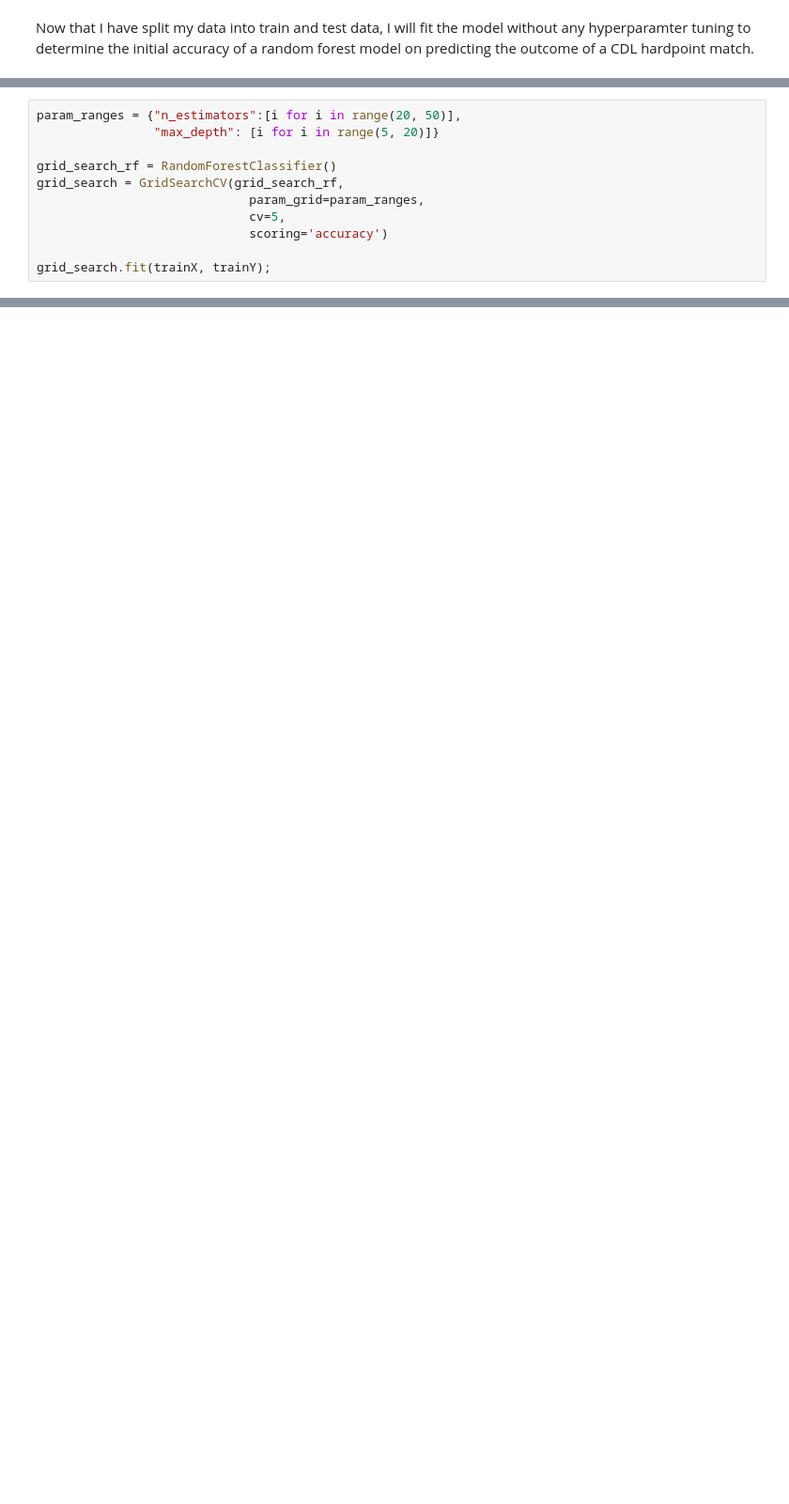
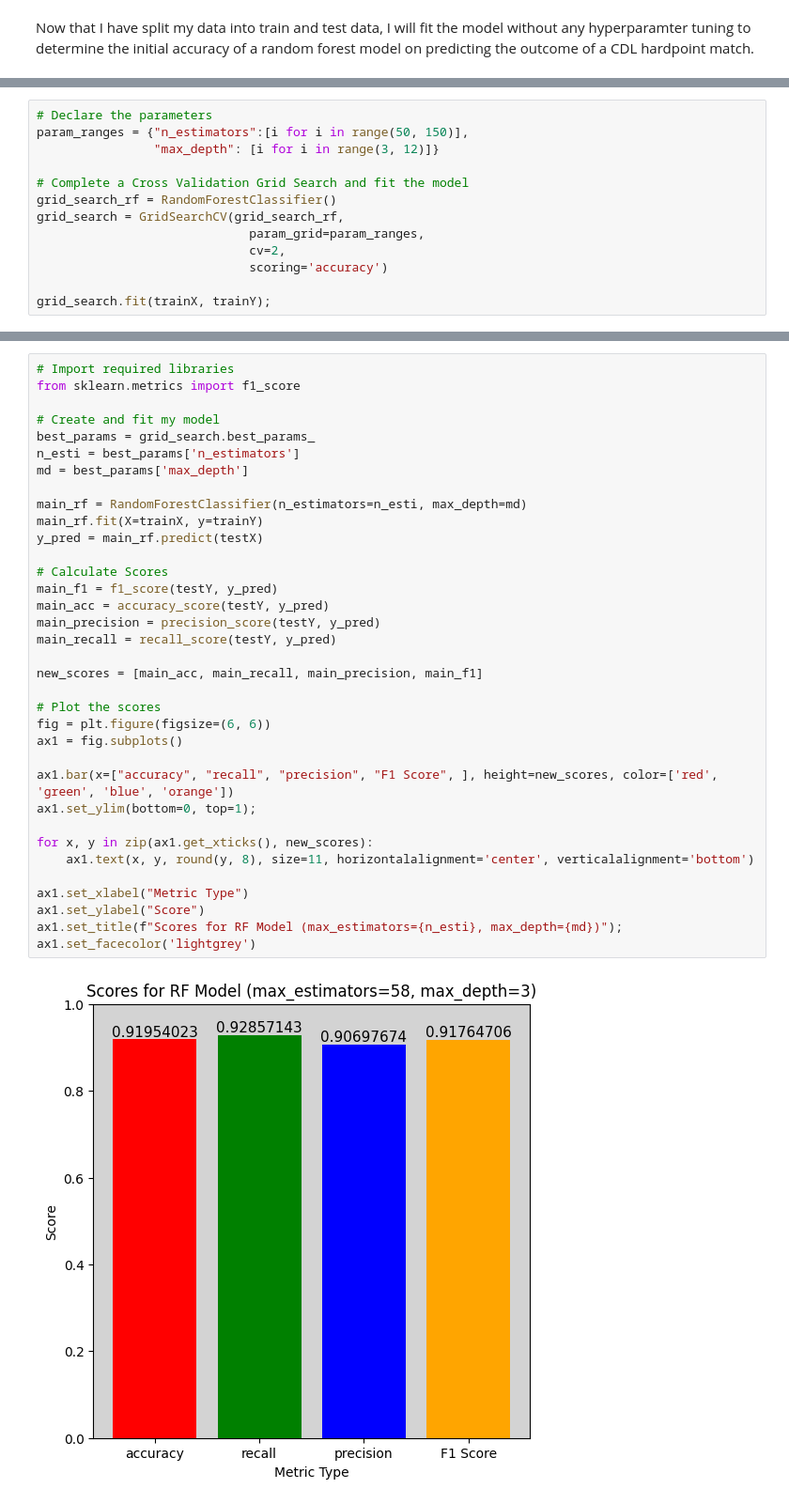
Before and after one commit to charlbbbbb/hardpoint-predict, a Jupyter notebook: main.ipynb, the cells around one changed output, grey strips where cells are left out. Shown at 94% size. Drawn from its saved outputs; the diff is of its cells as text; blank space fills up the shorter version.

```diff
--- a/main.ipynb
+++ b/main.ipynb
@@ -703,11 +703,13 @@ From the initial scores, I can see that my model is relatively accurate (around
 # %%
-param_ranges = {"n_estimators":[i for i in range(20, 50)],
-                "max_depth": [i for i in range(5, 20)]}
+# Declare the parameters
+param_ranges = {"n_estimators":[i for i in range(50, 150)],
+                "max_depth": [i for i in range(3, 12)]}
 
+# Complete a Cross Validation Grid Search and fit the model
 grid_search_rf = RandomForestClassifier()
 grid_search = GridSearchCV(grid_search_rf,
                              param_grid=param_ranges,
-                             cv=5,
+                             cv=2,
                              scoring='accuracy')
 
 grid_search.fit(trainX, trainY);
@@ -721,0 +723,37 @@ grid_search.best_score_
+# %%
+# Import required libraries
+from sklearn.metrics import f1_score
+
+# Create and fit my model
+best_params = grid_search.best_params_
+n_esti = best_params['n_estimators']
+md = best_params['max_depth']
+
+main_rf = RandomForestClassifier(n_estimators=n_esti, max_depth=md)
+main_rf.fit(X=trainX, y=trainY)
+y_pred = main_rf.predict(testX)
+
+# Calculate Scores
+main_f1 = f1_score(testY, y_pred)
+main_acc = accuracy_score(testY, y_pred)
+main_precision = precision_score(testY, y_pred)
+main_recall = recall_score(testY, y_pred)
+
+new_scores = [main_acc, main_recall, main_precision, main_f1]
+
+# Plot the scores
+fig = plt.figure(figsize=(6, 6))
+ax1 = fig.subplots()
+
+ax1.bar(x=["accuracy", "recall", "precision", "F1 Score", ], height=new_scores, color=['red', 'green', 'blue', 'orange'])
+ax1.set_ylim(bottom=0, top=1);
+
+for x, y in zip(ax1.get_xticks(), new_scores):
+    ax1.text(x, y, round(y, 8), size=11, horizontalalignment='center', verticalalignment='bottom')
+
+ax1.set_xlabel("Metric Type")
+ax1.set_ylabel("Score")
+ax1.set_title(f"Scores for RF Model (max_estimators={n_esti}, max_depth={md})");
+ax1.set_facecolor('lightgrey')
+# %% [output]
+[figure, added]
```
Also changed, not shown: parts of 20 cells of this notebook.
